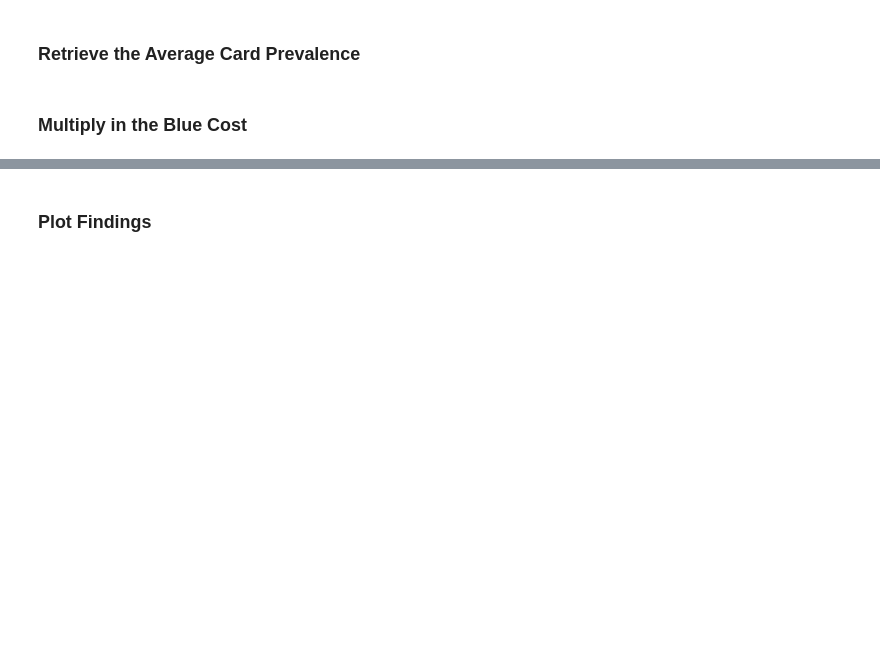
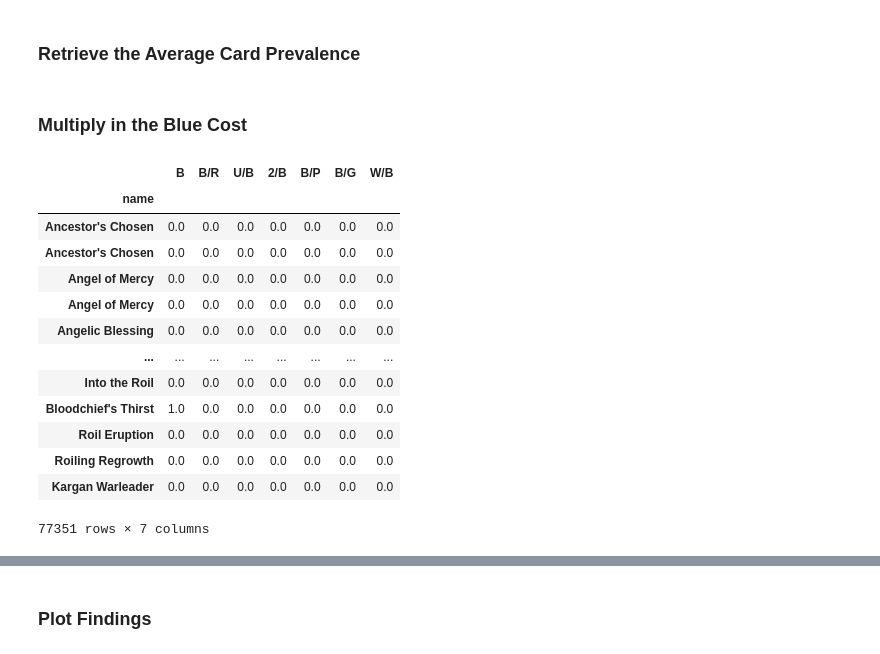
Before and after one commit to akingsley319/mtg_project, a Jupyter notebook: notebooks/EDA_Mill.ipynb, the cells around one changed output, grey strips where cells are left out. Cells and saved outputs as stored; diff of their text form; code cells hidden in the pictures; blank space fills up the shorter version.

```diff
--- a/notebooks/EDA_Mill.ipynb
+++ b/notebooks/EDA_Mill.ipynb
@@ -407,2 +417,19 @@ Finally, we can plot the findings for each instance.
 # %% [markdown]
 ### Multiply in the Blue Cost
+# %%
+CardsCostBlue
+# %% [output]
+|  | B | B/R | U/B | 2/B | B/P | B/G | W/B |
+| name |  |  |  |  |  |  |  |
+| Ancestor's Chosen | 0.0 | 0.0 | 0.0 | 0.0 | 0.0 | 0.0 | 0.0 |
+| Ancestor's Chosen | 0.0 | 0.0 | 0.0 | 0.0 | 0.0 | 0.0 | 0.0 |
+| Angel of Mercy | 0.0 | 0.0 | 0.0 | 0.0 | 0.0 | 0.0 | 0.0 |
+| Angel of Mercy | 0.0 | 0.0 | 0.0 | 0.0 | 0.0 | 0.0 | 0.0 |
+| Angelic Blessing | 0.0 | 0.0 | 0.0 | 0.0 | 0.0 | 0.0 | 0.0 |
+| ... | ... | ... | ... | ... | ... | ... | ... |
+| Into the Roil | 0.0 | 0.0 | 0.0 | 0.0 | 0.0 | 0.0 | 0.0 |
+| Bloodchief's Thirst | 1.0 | 0.0 | 0.0 | 0.0 | 0.0 | 0.0 | 0.0 |
+| Roil Eruption | 0.0 | 0.0 | 0.0 | 0.0 | 0.0 | 0.0 | 0.0 |
+| Roiling Regrowth | 0.0 | 0.0 | 0.0 | 0.0 | 0.0 | 0.0 | 0.0 |
+| Kargan Warleader | 0.0 | 0.0 | 0.0 | 0.0 | 0.0 | 0.0 | 0.0 |
+77351 rows × 7 columns
```
Also changed, not shown: parts of 6 cells of this notebook.
